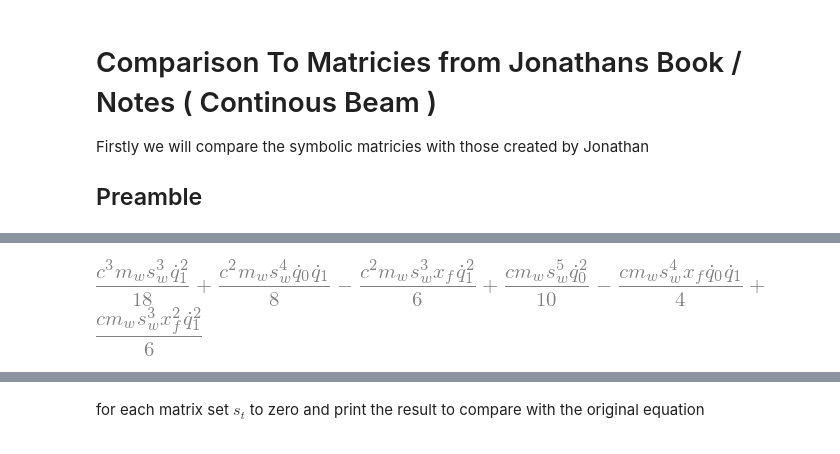
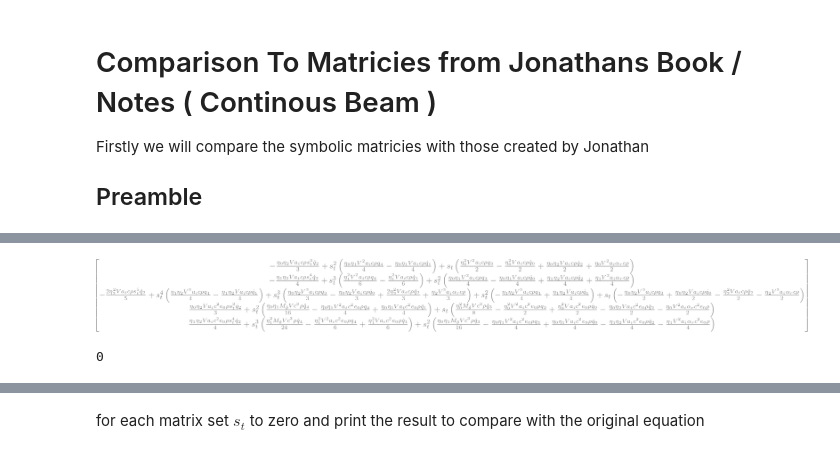
Before and after one commit to fh9g12/FwtModels, a Jupyter notebook: Workbooks/1_Assumed Shapes Modelling/2_AssumedShapesComparison to Book & Jonathan's Notes.ipynb, the cells around one changed output, grey strips where cells are left out. Saved outputs shown, nothing was run; the diff lists cells and outputs as text; code cells hidden in the pictures.

```diff
--- a/Workbooks/1_Assumed Shapes Modelling/2_AssumedShapesComparison to Book & Jonathan's Notes.ipynb
+++ b/Workbooks/1_Assumed Shapes Modelling/2_AssumedShapesComparison to Book & Jonathan's Notes.ipynb
@@ -58,4 +51,0 @@ sModel.GenerateEoM()
-# %%
-sModel.GenerateKineticEnergy().subs(p.m_t,0).expand()
-# %% [output]
-[figure, removed]
@@ -61,0 +99,39 @@ sModel.GenerateKineticEnergy().subs(p.m_t,0).expand()
+# %%
+#get shape functions for main wing
+z_0,tau_0 = ele.FlexiElement.ShapeFunctions_BN_TM(b_modes,t_modes,p.q,p.y_0,p.x_0,p.x_f,0,factor=p.eta,type='taylor')
+
+# apply weighting function
+#define wrefernce frames
+wing_root_frame = ma.HomogenousTransform().R_y(p.alpha_r)
+wing_frame = wing_root_frame.Translate(p.x_0,p.y_0,z_0)
+wing_flexural_frame = wing_frame.subs({p.x_0:p.x_f})
+
+#Create Elemnts
+M_wing = ele.MassMatrix(p.rho_t)
+
+wing_stiffness_ele = ele.FlexiElement(wing_frame,M_wing,p.x_0,p.y_0,(p.x_0,0,p.c),(p.y_0,0,p.s),p.x_f,p.EI,p.GJ,gravityPot=True)
+# %%
+# Main Wing Aero Forces
+wing_AeroForces = ef.AeroForce.PerUnitSpan(p,wing_flexural_frame,p.a_i,
+                               alphadot = 0 if isinstance(tau_0,int) else tau_0.diff(me.dynamicsymbols._t),
+                               M_thetadot = p.M_thetadot,
+                               e = p.e_0,
+                               w_g = 0,
+                               root_alpha = p.alpha_r,
+                                delta_alpha = tau_0,
+                               alpha_zero = 0,
+                                stall_angle=0,
+                               c = p.c,
+                                V = p.V,
+                                           c_d_max = 0,
+                               linear = True,
+                                z_inverted=False).integrate((p.y_0,0,p.s))
+# %%
+wing_AeroForces.Q()
+# %% [output]
+[figure, added]
+# %%
+sm = ma.SymbolicModel.FromElementsAndForces(p,[wing_stiffness_ele],wing_AeroForces).subs({i:1 for i in p.eta})
+(A,B,C,D,E) = sm.extract_matrices(p)
+# %% [output]
+0
```
Also changed, not shown: parts of 22 cells of this notebook.
